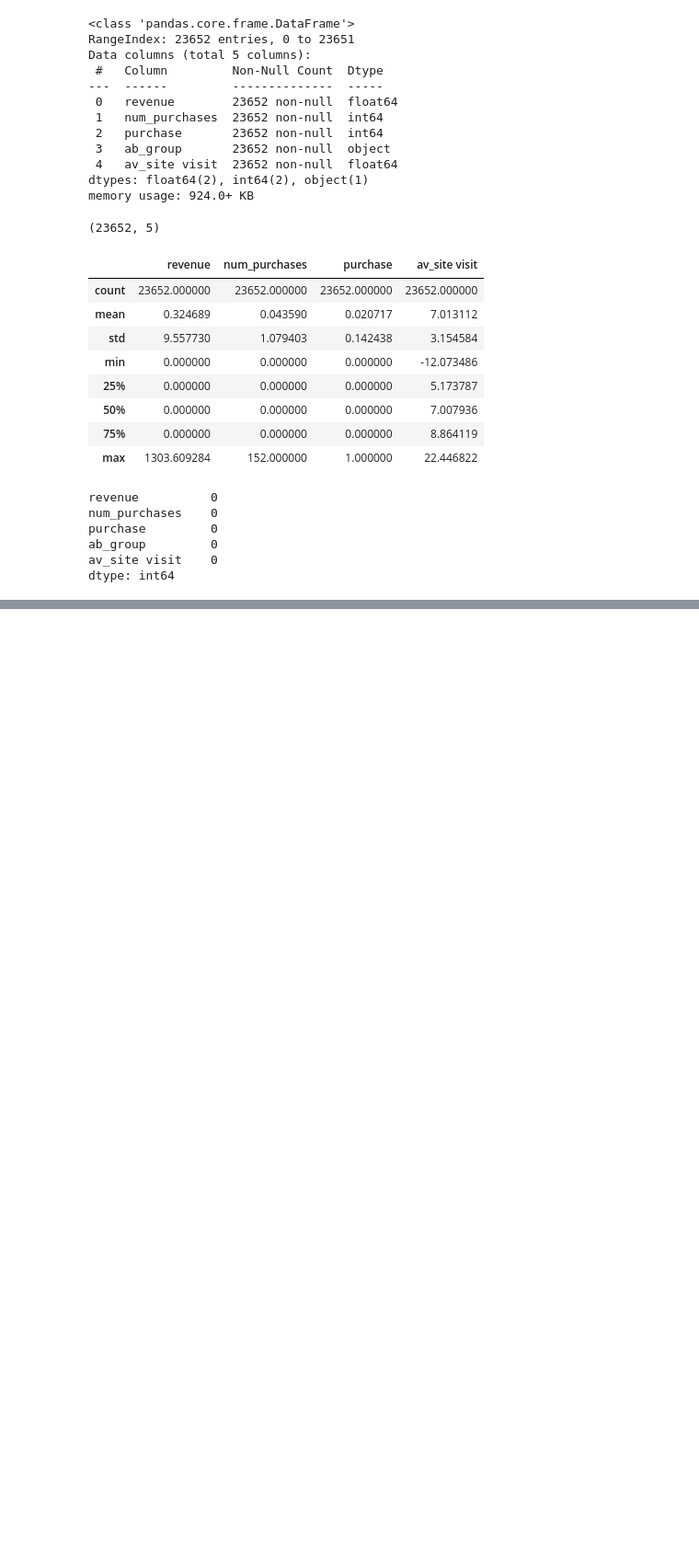
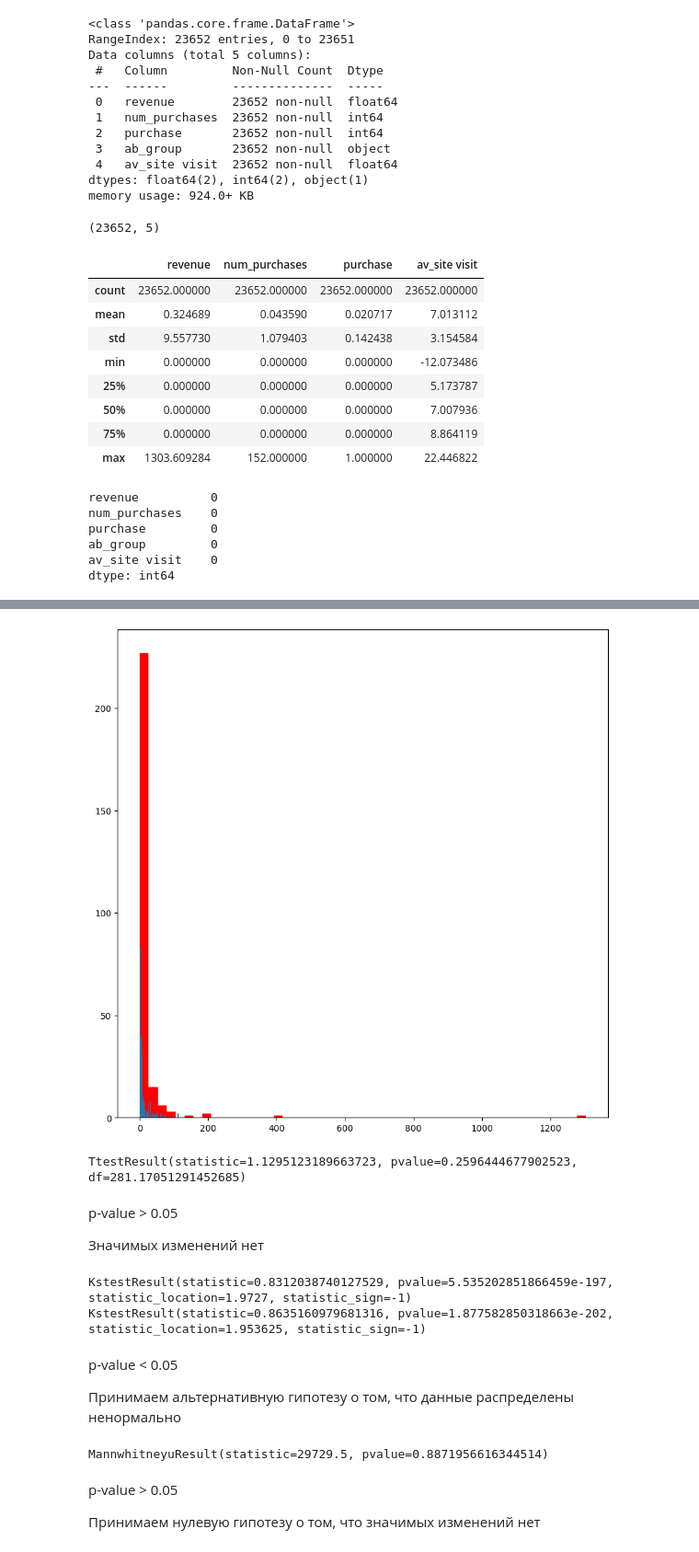
Before and after one commit to leonidsanov/Intermediate_certification, a Jupyter notebook: second_task.ipynb, the cells around one changed output, grey strips where cells are left out. Shown at 92% size. Drawn from its saved outputs; the diff is of its cells as text; code cells hidden in the pictures; blank space fills up the shorter version.

```diff
--- a/second_task.ipynb
+++ b/second_task.ipynb
@@ -63,0 +91,4 @@ dtype: int64
+# %%
+# строки где выручка больше 0
+new_data = data[data['revenue'] > 0]
+new_data
@@ -63,0 +109,41 @@ dtype: int64
+# %%
+# График распределения
+plt.figure(figsize=(10, 10))
+A_group = new_data['revenue'][data['ab_group']=='A']
+B_group = new_data['revenue'][data['ab_group']=='B']
+
+plt.hist(A_group, color='r', bins=50)
+plt.hist(B_group, bins=50)
+
+plt.show()
+# %% [output]
+[figure, added]
+# %%
+ttest_ind(A_group, B_group, equal_var = False)
+# %% [output]
+TtestResult(statistic=1.1295123189663723, pvalue=0.2596444677902523, df=281.17051291452685)
+# %% [markdown]
+p-value > 0.05
+
+Значимых изменений нет
+# %%
+# Проверка на нормальность с помощью теста Колмогорова-Смирнова
+print(kstest(A_group, 'norm'))
+print(kstest(B_group, 'norm'))
+# %% [output]
+KstestResult(statistic=0.8312038740127529, pvalue=5.535202851866459e-197, statistic_location=1.9727, statistic_sign=-1)
+KstestResult(statistic=0.8635160979681316, pvalue=1.877582850318663e-202, statistic_location=1.953625, statistic_sign=-1)
+# %% [markdown]
+p-value < 0.05
+
+Принимаем альтернативную гипотезу о том, что данные распределены ненормально
+# %%
+# Расчет стат значимости Манна Уитни
+from scipy.stats import mannwhitneyu
+mannwhitneyu(A_group, B_group)
+# %% [output]
+MannwhitneyuResult(statistic=29729.5, pvalue=0.8871956616344514)
+# %% [markdown]
+p-value > 0.05
+
+Принимаем нулевую гипотезу о том, что значимых изменений нет
```
Also changed, not shown: parts of 8 cells of this notebook, 1 other file.
